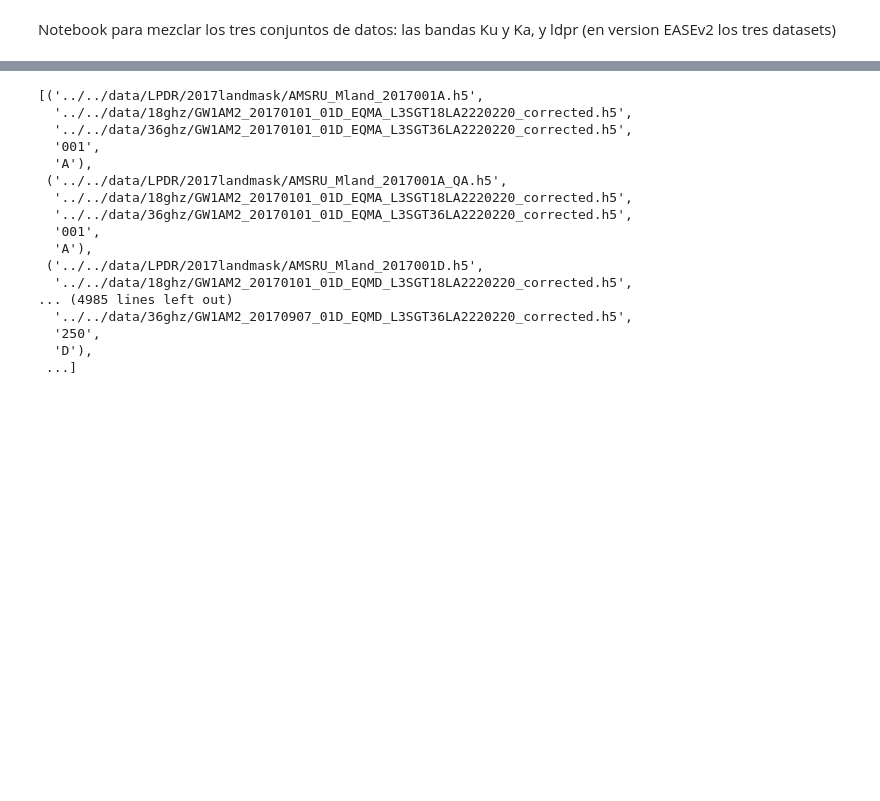
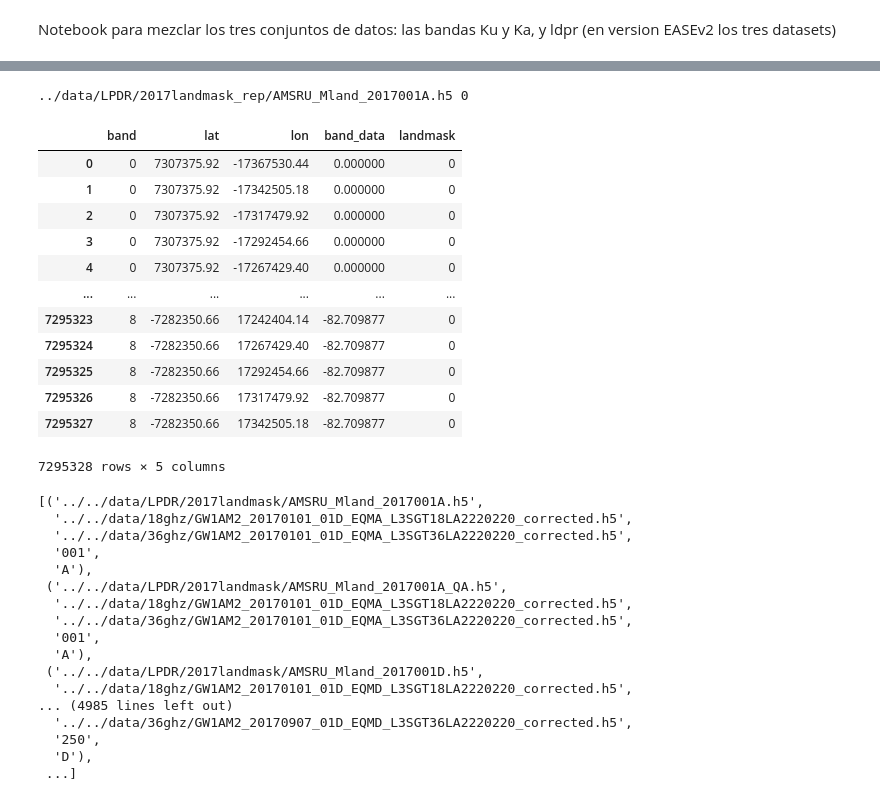
Before and after one commit to marcvem2AED/TFM_MCD_MarcVelascoMateu, a Jupyter notebook: Carla/3 - datasets_mix.ipynb, the cells around one changed output, grey strips where cells are left out. Saved outputs shown, nothing was run; the diff lists cells and outputs as text; code cells hidden in the pictures; blank space fills up the shorter version.

```diff
--- a/Carla/3 - datasets_mix.ipynb
+++ b/Carla/3 - datasets_mix.ipynb
@@ -171,0 +191,5 @@ ValueError: conflicting sizes for dimension 'lat': length 584 on 'lat' and lengt
+# %%
+lpdr_ds = xr.open_dataset('../data/LPDR/2017landmask_rep/AMSRU_Mland_2017001A.h5', engine='netcdf4')
+
+df = lpdr_ds.to_dataframe()
+df = df.reset_index()
@@ -172,3 +228,24 @@ ValueError: conflicting sizes for dimension 'lat': length 584 on 'lat' and lengt
+# %%
+with rasterio.open('../data/LPDR/2017landmask_rep/AMSRU_Mland_2017001A.h5') as src:
+    print('../data/LPDR/2017landmask_rep/AMSRU_Mland_2017001A.h5', src.count)
+# %% [output]
+../data/LPDR/2017landmask_rep/AMSRU_Mland_2017001A.h5 0
+# %%
+df
+# %% [output]
+|  | band | lat | lon | band_data | landmask |
+| 0 | 0 | 7307375.92 | -17367530.44 | 0.000000 | 0 |
+| 1 | 0 | 7307375.92 | -17342505.18 | 0.000000 | 0 |
+| 2 | 0 | 7307375.92 | -17317479.92 | 0.000000 | 0 |
+| 3 | 0 | 7307375.92 | -17292454.66 | 0.000000 | 0 |
+| 4 | 0 | 7307375.92 | -17267429.40 | 0.000000 | 0 |
+| ... | ... | ... | ... | ... | ... |
+| 7295323 | 8 | -7282350.66 | 17242404.14 | -82.709877 | 0 |
+| 7295324 | 8 | -7282350.66 | 17267429.40 | -82.709877 | 0 |
+| 7295325 | 8 | -7282350.66 | 17292454.66 | -82.709877 | 0 |
+| 7295326 | 8 | -7282350.66 | 17317479.92 | -82.709877 | 0 |
+| 7295327 | 8 | -7282350.66 | 17342505.18 | -82.709877 | 0 |
+7295328 rows × 5 columns
 # %%
 corresponding_files
 # %% [output]
```
Also changed, not shown: parts of 4 cells of this notebook, 2 other files.
